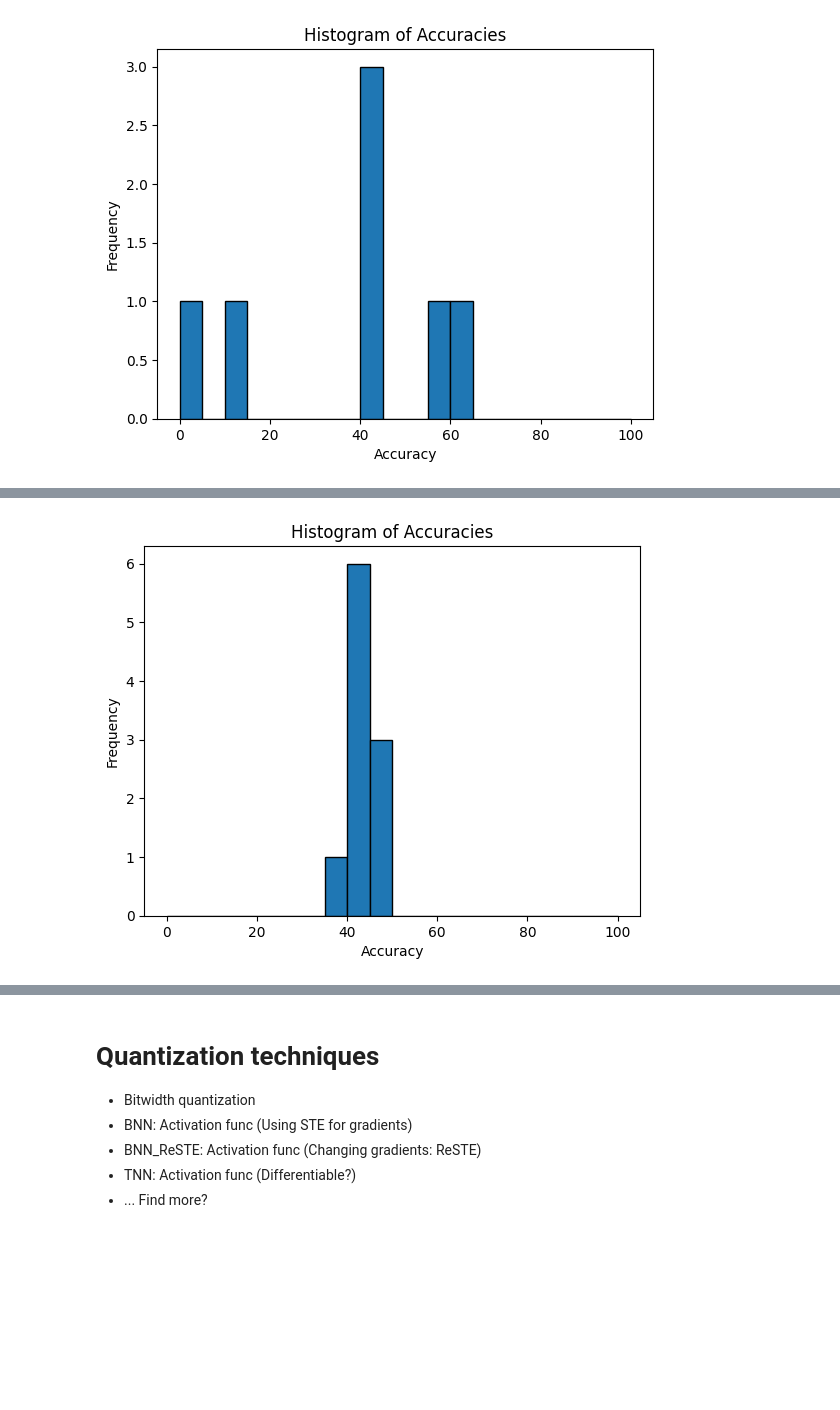
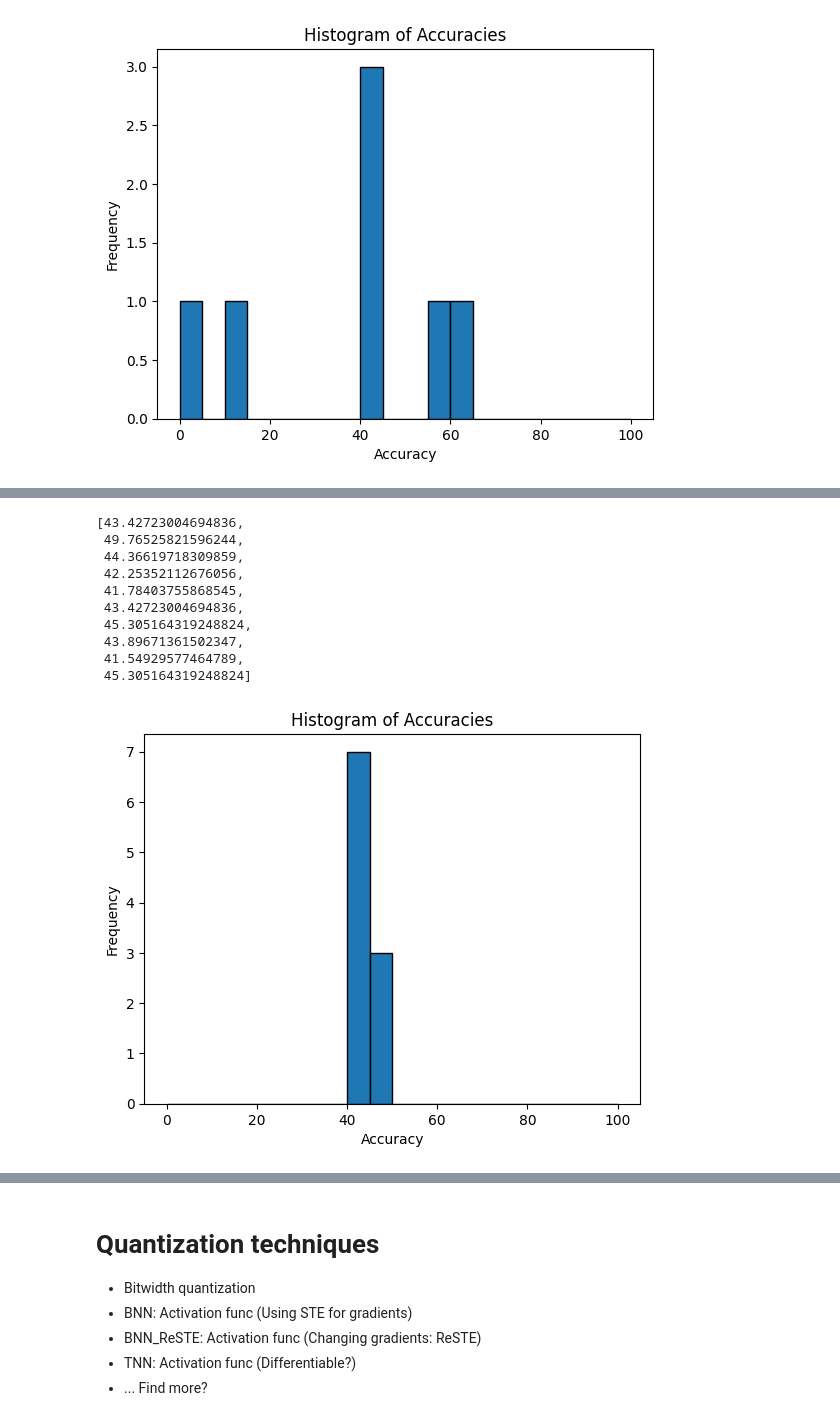
Before and after one commit to DiceNameIsMy/neural-networks-compression, a Jupyter notebook: src/notebooks/try_models.ipynb, the cells around one changed output, grey strips where cells are left out. Drawn from its saved outputs; the diff is of its cells as text; code cells hidden in the pictures; blank space fills up the shorter version.

```diff
--- a/src/notebooks/try_models.ipynb
+++ b/src/notebooks/try_models.ipynb
@@ -48,8 +48,8 @@ p = MLPParams(
     in_height=CardioDataset.input_size,
     in_bitwidth=16,
     out_height=CardioDataset.output_size,
-    hidden_height=16,
     hidden_layers=2,
+    hidden_layers_heights=[32, 16],
     hidden_layers_bitwidths=[16, 8],
     learning_rate=0.01,
     activation=ActivationModule.RELU,
@@ -61,7 +61,7 @@ p = MLPParams(
 evaluator = MLPEvaluator(train_loader, test_loader)
 # %%
 accuracies = []
-for _ in range(3):
+for _ in range(10):
     best_acc = evaluator.train_model(p)
     accuracies.append(best_acc)
 
@@ -71,15 +71,25 @@ fig = hist_accuracies(accuracies)
 # %%
 from dataclasses import replace
 
-bnn_params = replace(p)
-bnn_params.activation = ActivationModule.BINARIZE
+reste_params = replace(p)
+reste_params.activation = ActivationModule.BINARIZE
 
 accuracies = []
 for _ in range(10):
-    best_acc = evaluator.train_model(bnn_params)
+    best_acc = evaluator.train_model(reste_params)
     accuracies.append(best_acc)
 
 fig = hist_accuracies(accuracies)
 accuracies
 # %% [output]
+[43.42723004694836,
+ 49.76525821596244,
+ 44.36619718309859,
+ 42.25352112676056,
+ 41.78403755868545,
+ 43.42723004694836,
+ 45.305164319248824,
+ 43.89671361502347,
+ 41.54929577464789,
+ 45.305164319248824]
-[figure, old version]
+[figure, new version]
```
Also changed, not shown: parts of 2 cells of this notebook, 7 other files.
